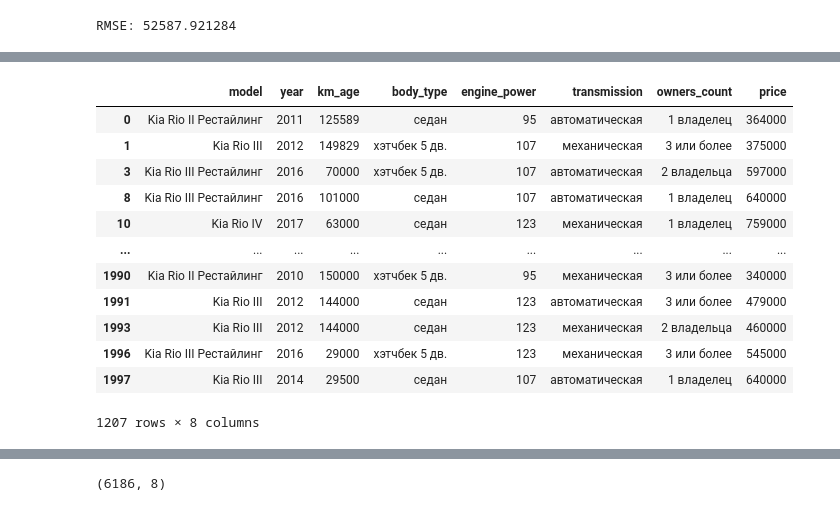
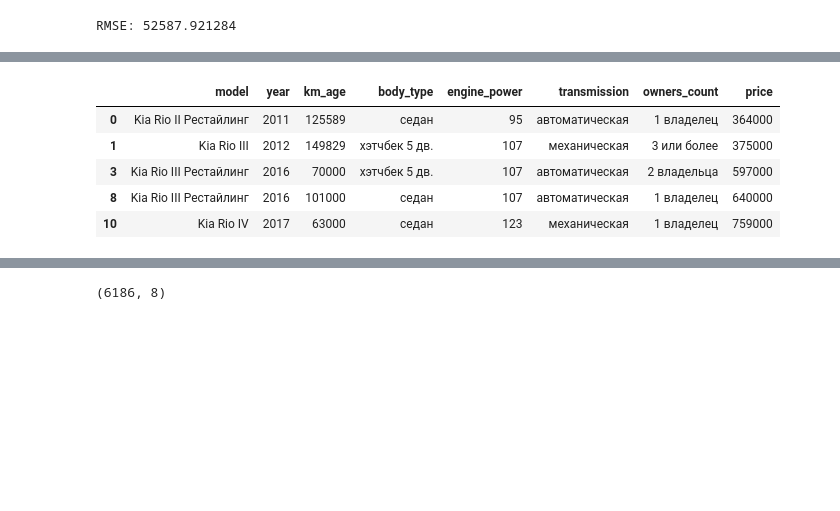
Before and after one commit to FelixMusic/myprojects, a Jupyter notebook: Auto_EDA_final.ipynb, the cells around one changed output, grey strips where cells are left out. Cells and saved outputs as stored; diff of their text form; code cells hidden in the pictures; blank space fills up the shorter version.

```diff
--- a/Auto_EDA_final.ipynb
+++ b/Auto_EDA_final.ipynb
@@ -1526,17 +1593,10 @@ auto_ru_set
 # %%
-drom_ru_set
+drom_ru_set.head()
 # %% [output]
 |  | model | year | km_age | body_type | engine_power | transmission | owners_count | price |
 | 0 | Kia Rio II Рестайлинг | 2011 | 125589 | седан | 95 | автоматическая | 1 владелец | 364000 |
 | 1 | Kia Rio III | 2012 | 149829 | хэтчбек 5 дв. | 107 | механическая | 3 или более | 375000 |
 | 3 | Kia Rio III Рестайлинг | 2016 | 70000 | хэтчбек 5 дв. | 107 | автоматическая | 2 владельца | 597000 |
 | 8 | Kia Rio III Рестайлинг | 2016 | 101000 | седан | 107 | автоматическая | 1 владелец | 640000 |
 | 10 | Kia Rio IV | 2017 | 63000 | седан | 123 | механическая | 1 владелец | 759000 |
-| ... | ... | ... | ... | ... | ... | ... | ... | ... |
-| 1990 | Kia Rio II Рестайлинг | 2010 | 150000 | хэтчбек 5 дв. | 95 | механическая | 3 или более | 340000 |
-| 1991 | Kia Rio III | 2012 | 144000 | седан | 123 | автоматическая | 3 или более | 479000 |
-| 1993 | Kia Rio III | 2012 | 144000 | седан | 123 | механическая | 2 владельца | 460000 |
-| 1996 | Kia Rio III Рестайлинг | 2016 | 29000 | хэтчбек 5 дв. | 123 | механическая | 3 или более | 545000 |
-| 1997 | Kia Rio III | 2014 | 29500 | седан | 107 | автоматическая | 1 владелец | 640000 |
-1207 rows × 8 columns
 # %%
```
Also changed, not shown: parts of 53 cells of this notebook.
